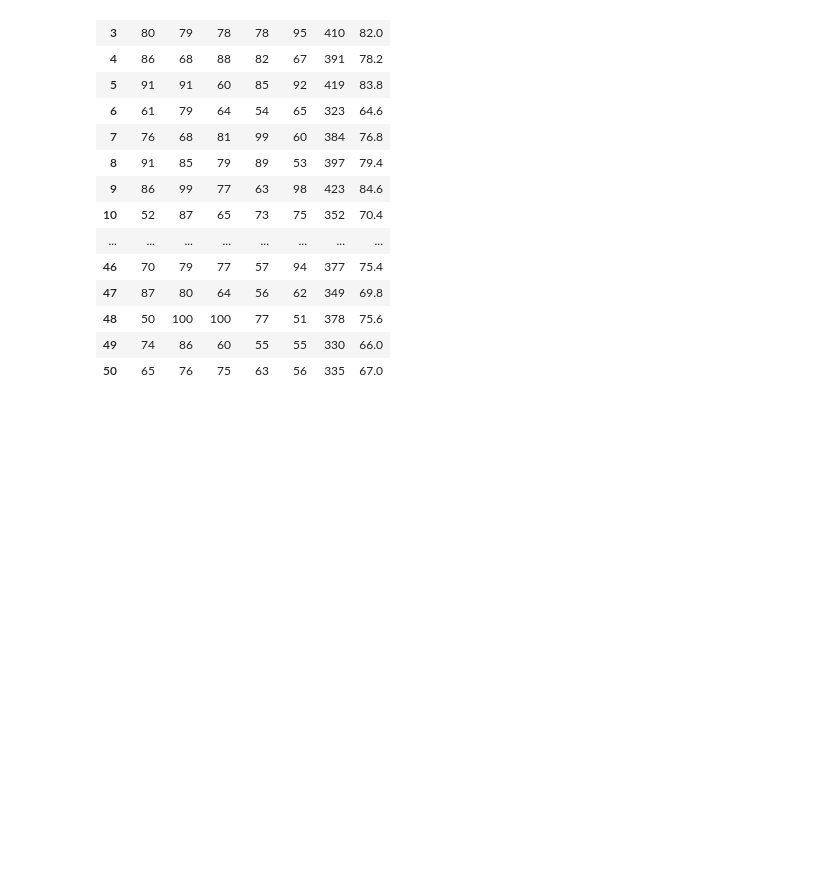
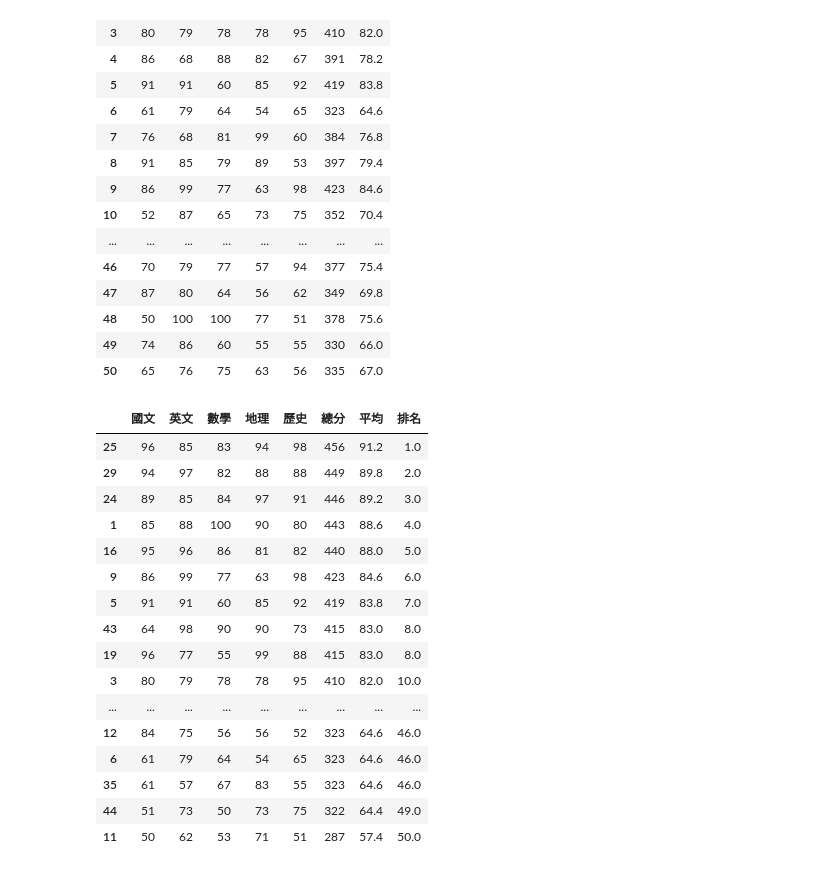
Before and after one commit to roberthsu2003/PythonForDataAnalysis, a Jupyter notebook: 上課內容13/lesson13/lesson13_1.ipynb, the cells around one changed output. Saved outputs shown, nothing was run; the diff lists cells and outputs as text; code cells hidden in the pictures; blank space fills up the shorter version.

```diff
--- a/上課內容13/lesson13/lesson13_1.ipynb
+++ b/上課內容13/lesson13/lesson13_1.ipynb
@@ -378,3 +378,27 @@ scores_dataFrame
 | 48 | 50 | 100 | 100 | 77 | 51 | 378 | 75.6 |
 | 49 | 74 | 86 | 60 | 55 | 55 | 330 | 66.0 |
 | 50 | 65 | 76 | 75 | 63 | 56 | 335 | 67.0 |
+# %%
+rank_values = sum_value.rank(method='min',ascending=False)
+scores_dataFrame['排名'] = rank_values
+scores_dataFrame.sort_values(by='排名',inplace=True)
+# %%
+scores_dataFrame
+# %% [output]
+|  | 國文 | 英文 | 數學 | 地理 | 歷史 | 總分 | 平均 | 排名 |
+| 25 | 96 | 85 | 83 | 94 | 98 | 456 | 91.2 | 1.0 |
+| 29 | 94 | 97 | 82 | 88 | 88 | 449 | 89.8 | 2.0 |
+| 24 | 89 | 85 | 84 | 97 | 91 | 446 | 89.2 | 3.0 |
+| 1 | 85 | 88 | 100 | 90 | 80 | 443 | 88.6 | 4.0 |
+| 16 | 95 | 96 | 86 | 81 | 82 | 440 | 88.0 | 5.0 |
+| 9 | 86 | 99 | 77 | 63 | 98 | 423 | 84.6 | 6.0 |
+| 5 | 91 | 91 | 60 | 85 | 92 | 419 | 83.8 | 7.0 |
+| 43 | 64 | 98 | 90 | 90 | 73 | 415 | 83.0 | 8.0 |
+| 19 | 96 | 77 | 55 | 99 | 88 | 415 | 83.0 | 8.0 |
+| 3 | 80 | 79 | 78 | 78 | 95 | 410 | 82.0 | 10.0 |
+| ... | ... | ... | ... | ... | ... | ... | ... | ... |
+| 12 | 84 | 75 | 56 | 56 | 52 | 323 | 64.6 | 46.0 |
+| 6 | 61 | 79 | 64 | 54 | 65 | 323 | 64.6 | 46.0 |
+| 35 | 61 | 57 | 67 | 83 | 55 | 323 | 64.6 | 46.0 |
+| 44 | 51 | 73 | 50 | 73 | 75 | 322 | 64.4 | 49.0 |
+| 11 | 50 | 62 | 53 | 71 | 51 | 287 | 57.4 | 50.0 |
```
